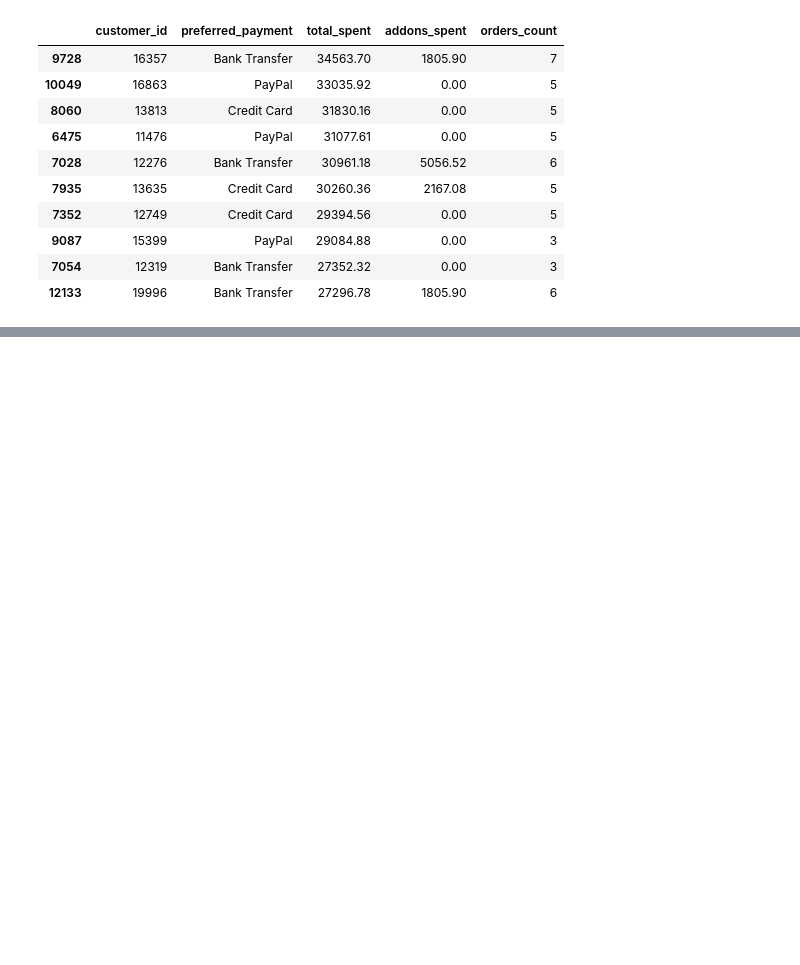
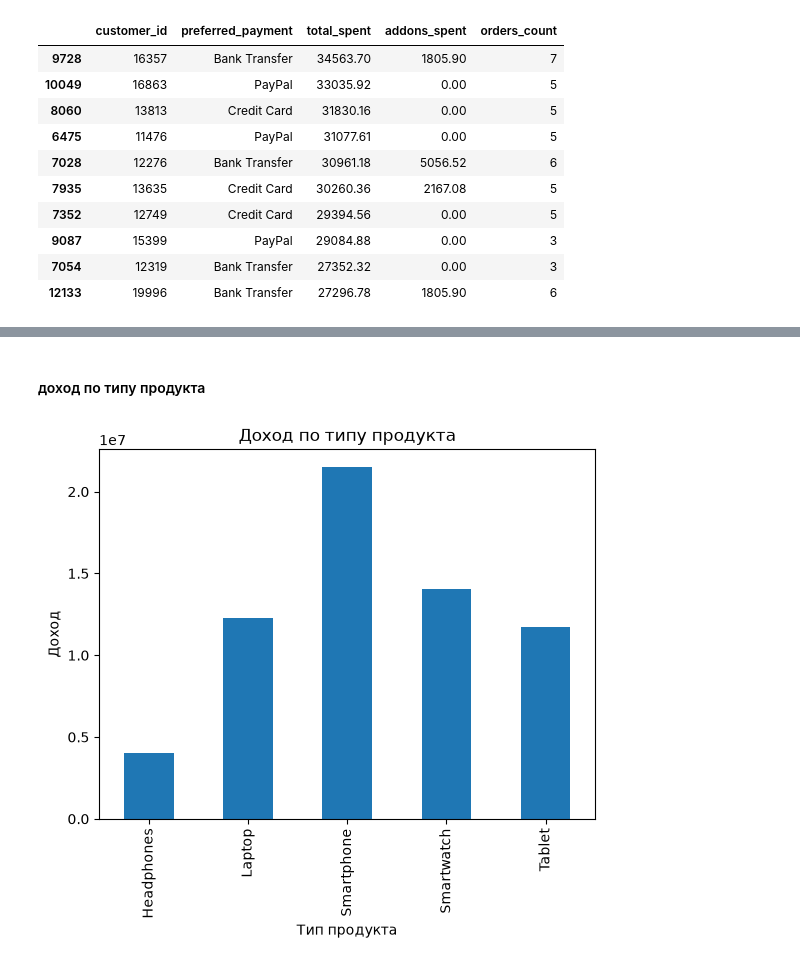
Before and after one commit to annv0r0/Python_1, a Jupyter notebook: hw_3/hw_3.ipynb, the cells around one changed output, grey strips where cells are left out. Drawn from its saved outputs; the diff is of its cells as text; code cells hidden in the pictures; blank space fills up the shorter version.

```diff
--- a/hw_3/hw_3.ipynb
+++ b/hw_3/hw_3.ipynb
@@ -125,0 +378,15 @@ result
+# %% [markdown]
+#### доход по типу продукта
+# %%
+metrics['revenue_by_product'].plot.bar(
+    x='Product Type',
+    y='revenue',
+    legend=False,
+    title='Доход по типу продукта'
+)
+
+plt.xlabel('Тип продукта')
+plt.ylabel('Доход')
+plt.show()
+# %% [output]
+[figure, added]
```
Also changed, not shown: parts of 14 cells of this notebook.
